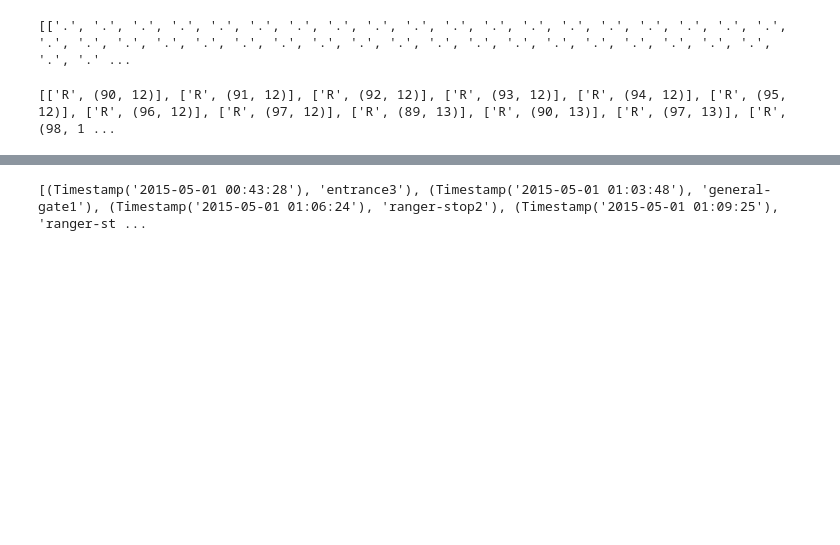
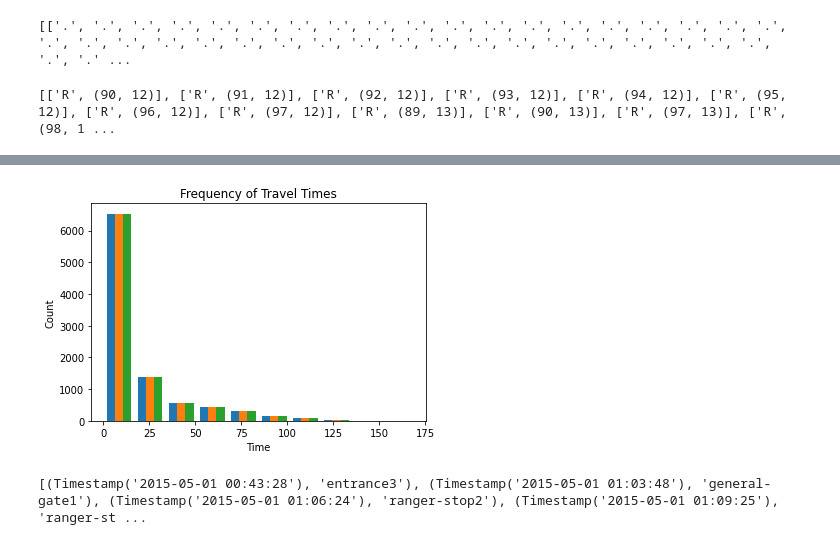
Before and after one commit to dollberk/Patterns_of_Life_Capstone, a Jupyter notebook: Capstone_Final.ipynb, the cells around one changed output, grey strips where cells are left out. Drawn from its saved outputs; the diff is of its cells as text; code cells hidden in the pictures; blank space fills up the shorter version.

```diff
--- a/Capstone_Final.ipynb
+++ b/Capstone_Final.ipynb
@@ -299,3 +309,29 @@ for x in range(len(data['car-id'])):
 time_dict = defaultdict(list)
 for x in range(len(data['car-id'])):
     time_dict[data['Timestamp'][x]].append((data['car-id'][x], data['gate-name'][x], data['car-type'][x]))
+# %%
+#
+#
+#
+#
+# sort by day, month, year, season, time of day.
+# NOT ALL AT ONCE THOUGH
+#
+#
+#
+#
+time_hour = data.groupby(pd.Grouper(key='Timestamp', freq="1H")).count()
+time_hour.columns = time_hour.columns.to_flat_index()
+print(time_hour)
+time_month = data.groupby(pd.Grouper(key='Timestamp', freq="1M")).count()
+print(time_month)
+time_day = data.groupby(pd.Grouper(key='Timestamp', freq="1D")).count()
+print(time_day)
+time_min = data.groupby(pd.Grouper(key='Timestamp', freq="1m")).count()
+print(time_min)
+plt.hist(time_hour)
+plt.xlabel("Time")
+plt.ylabel("Count")
+plt.title("Frequency of Travel Times")
+plt.show()
+# %% [output]
@@ -302,3 +355,4 @@ for x in range(len(data['car-id'])):
+[figure, added]
 # %%
 #dictionary with vehicle type as key
 car_type_dict = defaultdict(list)
```
Also changed, not shown: parts of 8 cells of this notebook.
